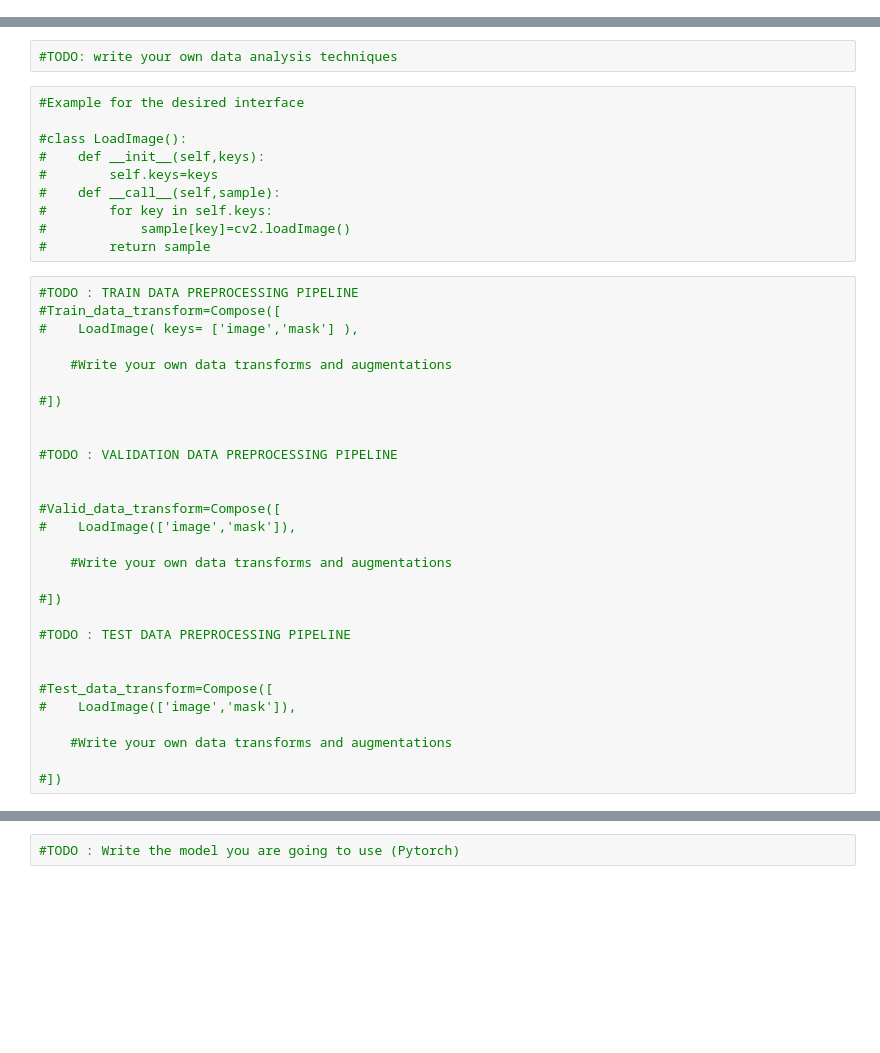
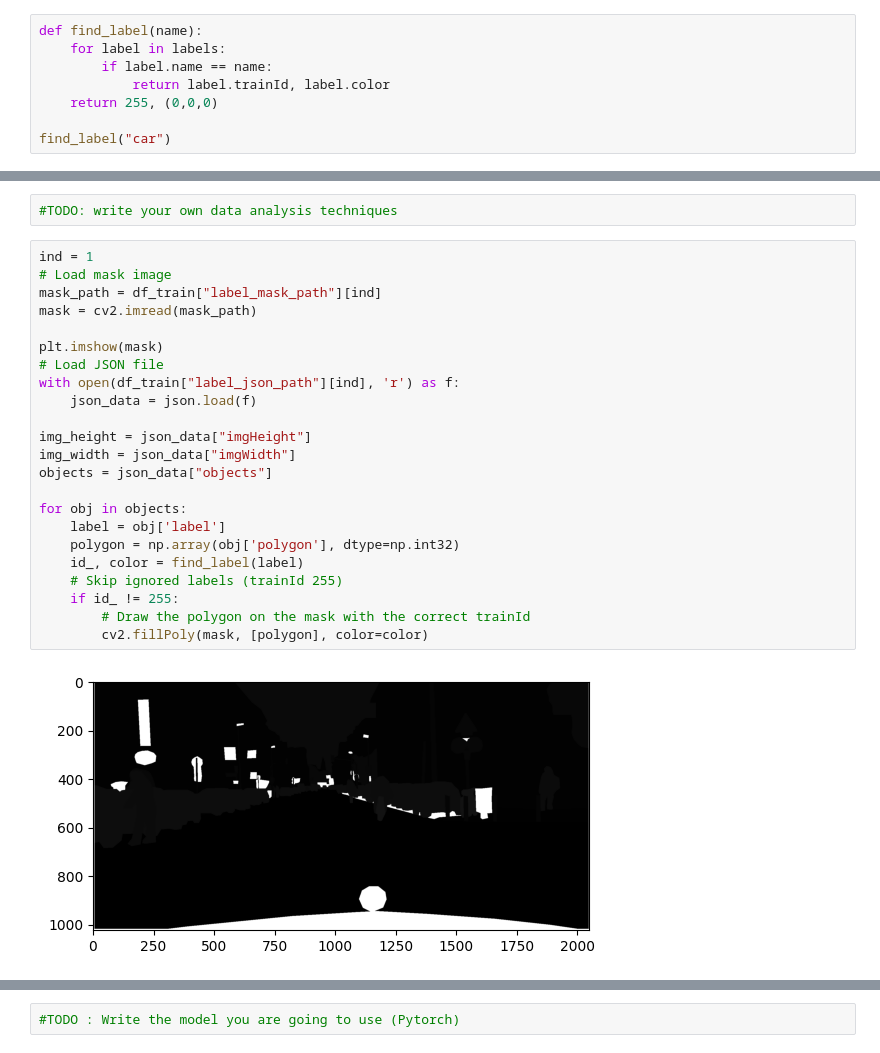
Before and after one commit to YoussifKhaled/Cityscapes_Semantic_Segmentor, a Jupyter notebook: Source Code/Cityscapes_Base.ipynb, the cells around one changed output, grey strips where cells are left out. Drawn from its saved outputs; the diff is of its cells as text; blank space fills up the shorter version.

```diff
--- a/Source Code/Cityscapes_Base.ipynb
+++ b/Source Code/Cityscapes_Base.ipynb
@@ -86,3 +86,11 @@ labels = [
     Label(  'bicycle'              , 33 ,       18 , 'vehicle'         , 7       , True         , False        , (119, 11, 32) ),
     Label(  'license plate'        , 34 ,       19 , 'vehicle'         , 7       , False        , True         , (  0,  0,142) ),
 ]
+# %%
+def find_label(name):
+    for label in labels:
+        if label.name == name:
+            return label.trainId, label.color
+    return 255, (0,0,0)
+
+find_label("car")
@@ -174,41 +203,27 @@ df_test.head()
 # %%
 #TODO: write your own data analysis techniques
-# %%
-#Example for the desired interface
-
-#class LoadImage():
-#    def __init__(self,keys):
-#        self.keys=keys
-#    def __call__(self,sample):
-#        for key in self.keys:
-#            sample[key]=cv2.loadImage()
-#        return sample
-# %%
-#TODO : TRAIN DATA PREPROCESSING PIPELINE
-#Train_data_transform=Compose([
-#    LoadImage( keys= ['image','mask'] ),
-
-    #Write your own data transforms and augmentations
-
-#])
-
-
-#TODO : VALIDATION DATA PREPROCESSING PIPELINE
-
-
-#Valid_data_transform=Compose([
-#    LoadImage(['image','mask']),
-
-    #Write your own data transforms and augmentations
-
-#])
-
-#TODO : TEST DATA PREPROCESSING PIPELINE
-
-
-#Test_data_transform=Compose([
-#    LoadImage(['image','mask']),
-
-    #Write your own data transforms and augmentations
-
-#])
+# %%
+ind = 1
+# Load mask image
+mask_path = df_train["label_mask_path"][ind]
+mask = cv2.imread(mask_path)
+
+plt.imshow(mask)
+# Load JSON file
+with open(df_train["label_json_path"][ind], 'r') as f:
+    json_data = json.load(f)
+
+img_height = json_data["imgHeight"]
+img_width = json_data["imgWidth"]
+objects = json_data["objects"]
+
+for obj in objects:
+    label = obj['label']
+    polygon = np.array(obj['polygon'], dtype=np.int32)
+    id_, color = find_label(label)
+    # Skip ignored labels (trainId 255)
+    if id_ != 255:
+        # Draw the polygon on the mask with the correct trainId
+        cv2.fillPoly(mask, [polygon], color=color)
+# %% [output]
+[figure, added]
```
Also changed, not shown: parts of 19 cells of this notebook.
